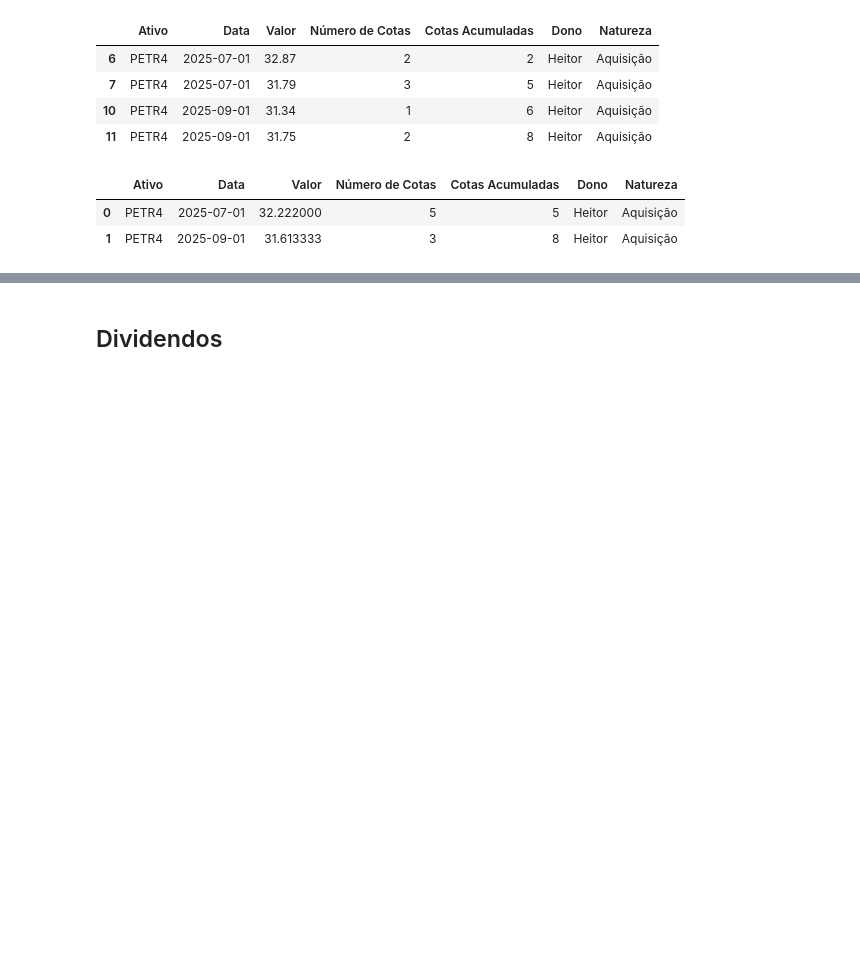
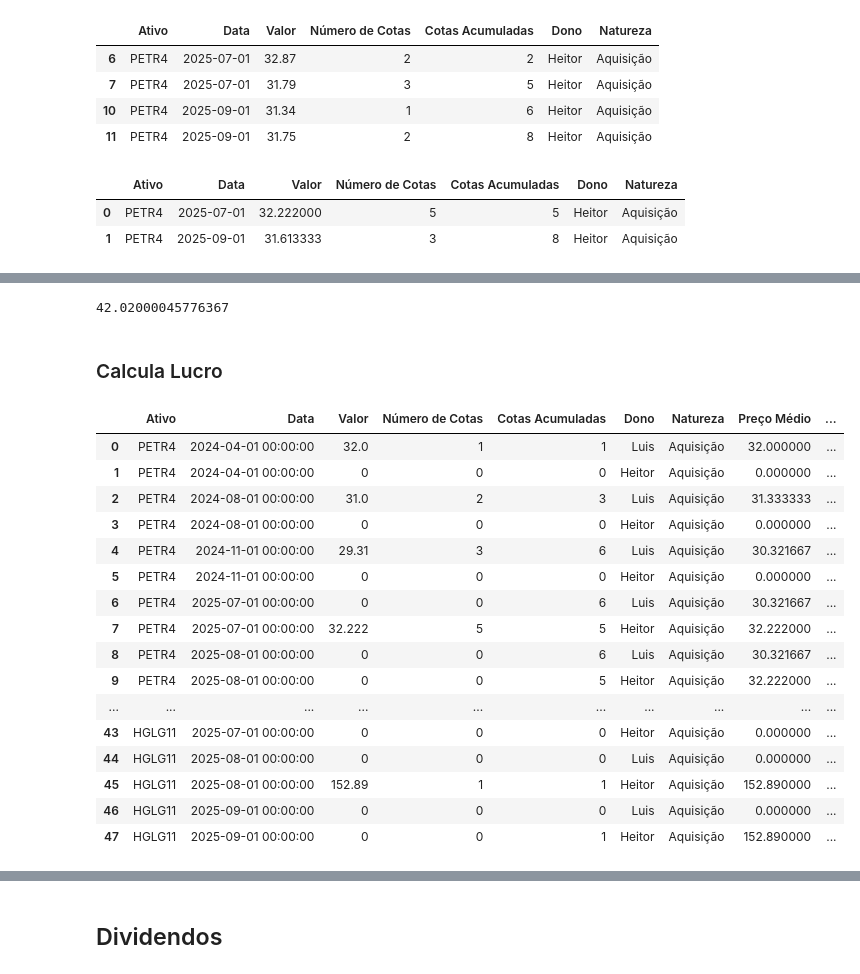
Before and after one commit to LuisHenrique7/Analise-Financeira, a Jupyter notebook: Modelagem da Carteira de Ativos.ipynb, the cells around one changed output, grey strips where cells are left out. Drawn from its saved outputs; the diff is of its cells as text; code cells hidden in the pictures; blank space fills up the shorter version.

```diff
--- a/Modelagem da Carteira de Ativos.ipynb
+++ b/Modelagem da Carteira de Ativos.ipynb
@@ -391,0 +586,54 @@ df_aquisicao
+# %%
+df_precos_historicos.loc[(df_precos_historicos["symbol"] == "PETR4") & (df_precos_historicos["Ano Mês"] == "2024_04")].iloc[-1, :]["close"]
+# %% [output]
+42.02000045776367
+# %% [markdown]
+### Calcula Lucro
+# %%
+lista_preco_fechamento = []
+lista_preco_fechamento_total = []
+lista_lucro = []
+lista_rendimento = []
+
+for i in df_aquisicao_geral.index:
+    ativo = df_aquisicao_geral.loc[i, "Ativo"]
+    valor = df_aquisicao_geral.loc[i, "Valor"]
+    cotas_acumuladas = df_aquisicao_geral.loc[i, "Cotas Acumuladas"]
+    valor_investido = df_aquisicao_geral.loc[i, "Valor Investido"]
+    ano_mes = df_aquisicao_geral.loc[i, "Ano Mês"]
+
+    preco_fechamento = df_precos_historicos.loc[(df_precos_historicos["symbol"] == ativo) & (df_precos_historicos["Ano Mês"] == ano_mes)].iloc[-1, :]["close"]
+
+    lista_preco_fechamento.append(preco_fechamento)
+    lista_preco_fechamento_total.append(preco_fechamento * cotas_acumuladas)
+    if cotas_acumuladas > 0:
+        lucro = (preco_fechamento * cotas_acumuladas) - valor_investido
+        lista_lucro.append(lucro)
+        lista_rendimento.append((lucro / valor_investido) * 100)
+    else:
+        lista_lucro.append(0)
+        lista_rendimento.append(0)
+
+df_aquisicao_geral["Preço de Fechamento"] = lista_preco_fechamento
+df_aquisicao_geral["Preço de Fechamento Total"] = lista_preco_fechamento_total
+df_aquisicao_geral["Lucro"] = lista_lucro
+df_aquisicao_geral["Rendimento"] = lista_rendimento
+df_aquisicao_geral
+# %% [output]
+|  | Ativo | Data | Valor | Número de Cotas | Cotas Acumuladas | Dono | Natureza | Preço Médio | ... |
+| 0 | PETR4 | 2024-04-01 00:00:00 | 32.0 | 1 | 1 | Luis | Aquisição | 32.000000 | ... |
+| 1 | PETR4 | 2024-04-01 00:00:00 | 0 | 0 | 0 | Heitor | Aquisição | 0.000000 | ... |
+| 2 | PETR4 | 2024-08-01 00:00:00 | 31.0 | 2 | 3 | Luis | Aquisição | 31.333333 | ... |
+| 3 | PETR4 | 2024-08-01 00:00:00 | 0 | 0 | 0 | Heitor | Aquisição | 0.000000 | ... |
+| 4 | PETR4 | 2024-11-01 00:00:00 | 29.31 | 3 | 6 | Luis | Aquisição | 30.321667 | ... |
+| 5 | PETR4 | 2024-11-01 00:00:00 | 0 | 0 | 0 | Heitor | Aquisição | 0.000000 | ... |
+| 6 | PETR4 | 2025-07-01 00:00:00 | 0 | 0 | 6 | Luis | Aquisição | 30.321667 | ... |
+| 7 | PETR4 | 2025-07-01 00:00:00 | 32.222 | 5 | 5 | Heitor | Aquisição | 32.222000 | ... |
+| 8 | PETR4 | 2025-08-01 00:00:00 | 0 | 0 | 6 | Luis | Aquisição | 30.321667 | ... |
+| 9 | PETR4 | 2025-08-01 00:00:00 | 0 | 0 | 5 | Heitor | Aquisição | 32.222000 | ... |
+| ... | ... | ... | ... | ... | ... | ... | ... | ... | ... |
+| 43 | HGLG11 | 2025-07-01 00:00:00 | 0 | 0 | 0 | Heitor | Aquisição | 0.000000 | ... |
+| 44 | HGLG11 | 2025-08-01 00:00:00 | 0 | 0 | 0 | Luis | Aquisição | 0.000000 | ... |
+| 45 | HGLG11 | 2025-08-01 00:00:00 | 152.89 | 1 | 1 | Heitor | Aquisição | 152.890000 | ... |
+| 46 | HGLG11 | 2025-09-01 00:00:00 | 0 | 0 | 0 | Luis | Aquisição | 0.000000 | ... |
+| 47 | HGLG11 | 2025-09-01 00:00:00 | 0 | 0 | 1 | Heitor | Aquisição | 152.890000 | ... |
```
Also changed, not shown: parts of 19 cells of this notebook, 14 other files.
